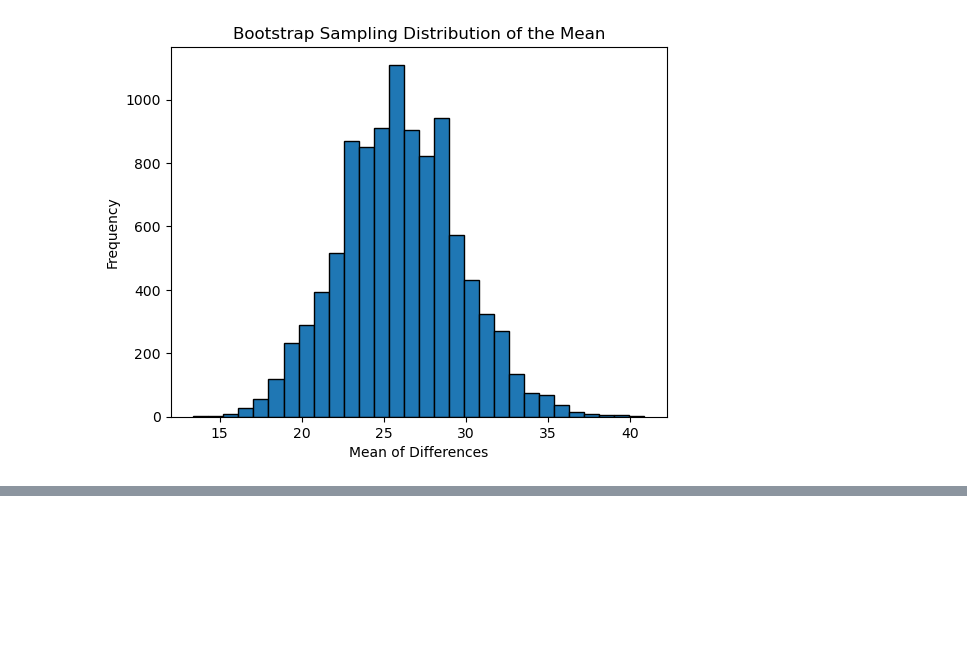
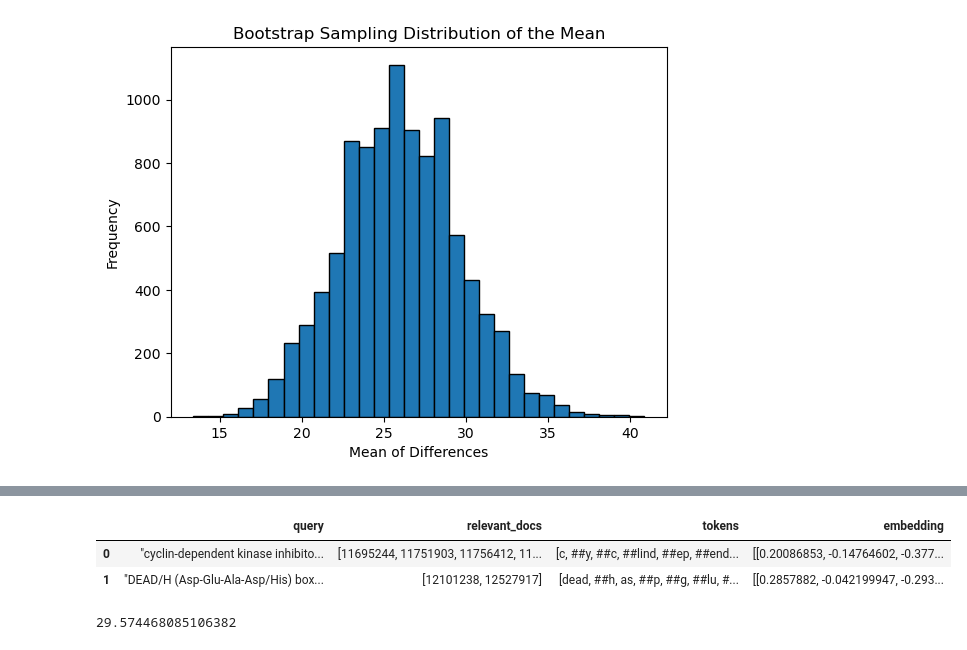
Before and after one commit to Lolya-cloud/fir-project, a Jupyter notebook: scripts/bert-final.ipynb, the cells around one changed output, grey strips where cells are left out. Cells and saved outputs as stored; diff of their text form; code cells hidden in the pictures; blank space fills up the shorter version.

Commit message:
biobert

```diff
--- a/scripts/bert-final.ipynb
+++ b/scripts/bert-final.ipynb
@@ -406,3 +408,24 @@ plt.ylabel("Frequency")
 plt.show()
 # %% [output]
 [figure]
+# %%
+# biobert
+from transformers import AutoTokenizer, AutoModel
+
+bio_bert_tokenizer = AutoTokenizer.from_pretrained("dmis-lab/biobert-v1.1")
+bio_bert_model = AutoModel.from_pretrained("dmis-lab/biobert-v1.1")
+# %%
+bio_docs = selected_docs.copy(deep=True)
+
+# preprocess and tokenize docs
+print("Preprocessing docs")
+bio_docs["tokens"] = bio_docs["AB"].progress_apply(preprocess_text)
+print("Tokenizing docs")
+bio_docs["tokens"] = bio_docs["tokens"].progress_apply(tokenize_text, tokenizer=bio_bert_tokenizer)
+
+# preprocess and tokenize queries
+bio_queries = queries_training.copy(deep=True)
+print("Preprocessing queries")
+bio_queries["tokens"] = bio_queries["query"].progress_apply(preprocess_text)
+print("Tokenizing queriess")
+bio_queries["tokens"] = bio_queries["tokens"].progress_apply(tokenize_text, tokenizer=bio_bert_tokenizer)
@@ -408,0 +437,20 @@ plt.show()
+# %%
+# biobert embeddings and results
+device = torch.device("cuda" if torch.cuda.is_available() else "cpu")
+bio_bert_model.to(device)
+bio_docs["embeddings"] = bio_docs["tokens"].progress_apply(get_embeddings_words,
+                                                           model=bio_bert_model, tokenizer=bio_bert_tokenizer)
+bio_queries["embedding"] = bio_queries["tokens"].progress_apply(get_embeddings_words,
+                                                                model=bio_bert_model, tokenizer=bio_bert_tokenizer)
+bio_queries.head(2)
+# %% [output]
+|  | query | relevant_docs | tokens | embedding |
+| 0 | "cyclin-dependent kinase inhibito... | [11695244, 11751903, 11756412, 11... | [c, ##y, ##c, ##lind, ##ep, ##end... | [[0.20086853, -0.14764602, -0.377... |
+| 1 | "DEAD/H (Asp-Glu-Ala-Asp/His) box... | [12101238, 12527917] | [dead, ##h, as, ##p, ##g, ##lu, #... | [[0.2857882, -0.042199947, -0.293... |
+# %%
+bio_queries["retrieved_docs"] = bio_queries["embedding"].progress_apply(retrieve_all_docs_df,
+                                                                                  dataset=bio_docs)
+bio_queries["precission_at_k"] = bio_queries.apply(precision_at_k, axis=1)
+print(bio_queries["precission_at_k"].mean())
+# %% [output]
+29.574468085106382
```
Also changed, not shown: parts of 9 cells of this notebook.
